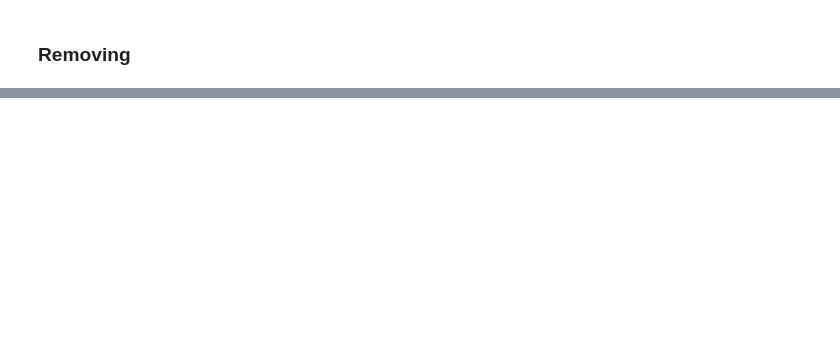
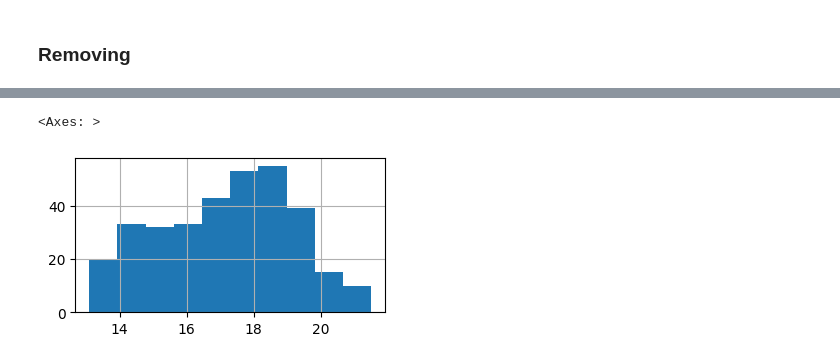
Before and after one commit to anjali8922/digipodium, a Jupyter notebook: data analysis/pandas.ipynb, the cells around one changed output, grey strips where cells are left out. Cells and saved outputs as stored; diff of their text form; code cells hidden in the pictures; blank space fills up the shorter version.

Commit message:
plotting

```diff
--- a/data analysis/pandas.ipynb
+++ b/data analysis/pandas.ipynb
@@ -238,0 +154,3 @@ data
+# %%
+penguins.dropna(inplace=True)
+print(penguins.shape)
@@ -238,0 +192,2 @@ data
+# %%
+penguins['island']=  penguins['island'].astype('category') #casting object to category
@@ -238,0 +205,3 @@ data
+# %%
+penguins.sex=penguins.sex.astype('bool')
+penguins.head()
@@ -238,0 +226,5 @@ data
+# %%
+penguins['bill_depth_mm'].hist(figsize=(4,2))
+# %% [output]
+<Axes: >
+[figure, added]
```
Also changed, not shown: parts of 90 cells of this notebook.
